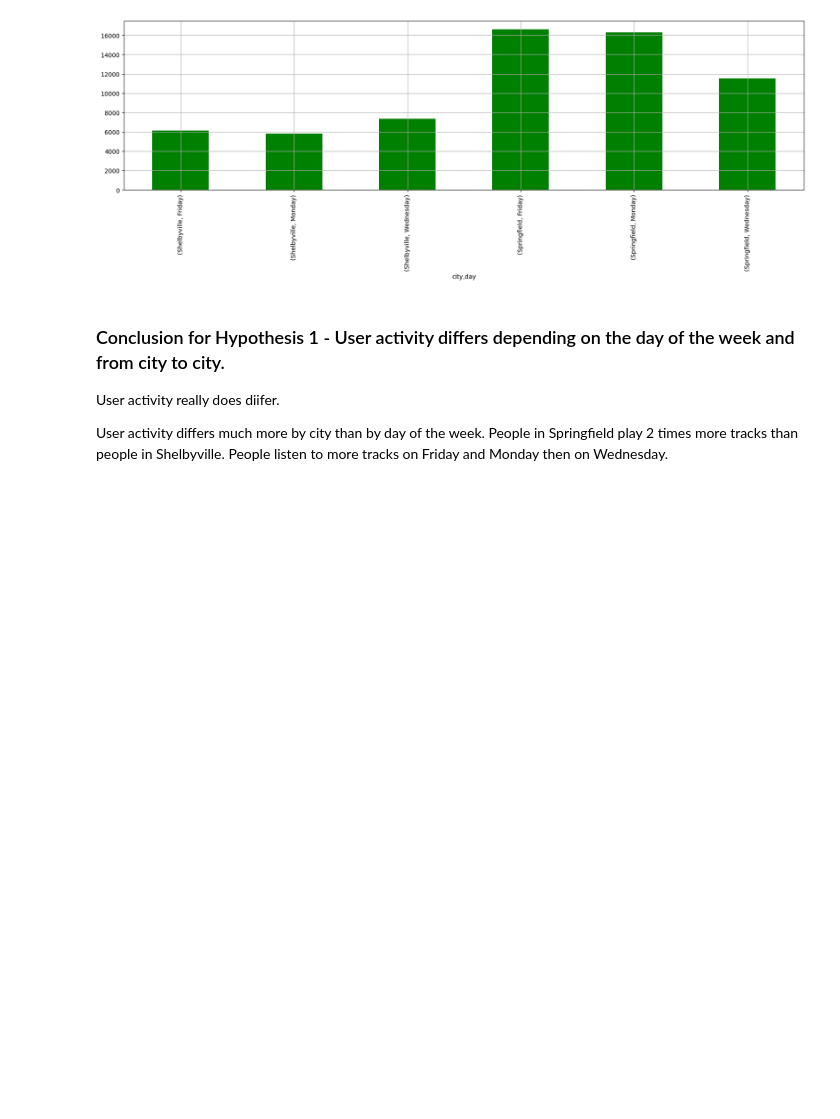
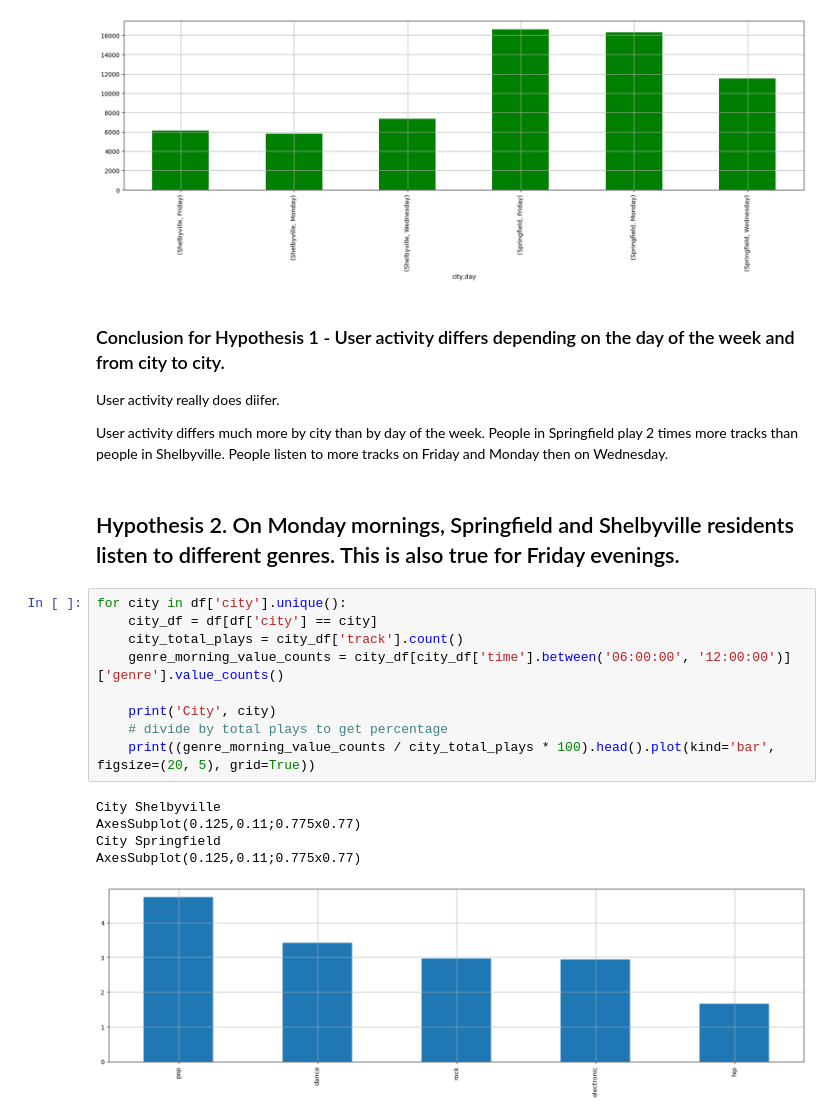
Before and after one commit to makstheimba/data-science-project-1, a Jupyter notebook: main.ipynb, the cells around one changed output. Cells and saved outputs as stored; diff of their text form; blank space fills up the shorter version.

```diff
--- a/main.ipynb
+++ b/main.ipynb
@@ -58,3 +58,20 @@ df.groupby(['city', 'day'])['track'].count().plot(kind='bar', figsize=(20, 5), c
 User activity really does diifer.
 
 User activity differs much more by city than by day of the week. People in Springfield play 2 times more tracks than people in Shelbyville. People listen to more tracks on Friday and Monday then on Wednesday.
+# %% [markdown]
+## Hypothesis 2. On Monday mornings, Springfield and Shelbyville residents listen to different genres. This is also true for Friday evenings.
+# %%
+for city in df['city'].unique():
+    city_df = df[df['city'] == city]
+    city_total_plays = city_df['track'].count()
+    genre_morning_value_counts = city_df[city_df['time'].between('06:00:00', '12:00:00')]['genre'].value_counts()
+
+    print('City', city)
+    # divide by total plays to get percentage
+    print((genre_morning_value_counts / city_total_plays * 100).head().plot(kind='bar', figsize=(20, 5), grid=True))
+# %% [output]
+City Shelbyville
+AxesSubplot(0.125,0.11;0.775x0.77)
+City Springfield
+AxesSubplot(0.125,0.11;0.775x0.77)
+[figure, added]
```
Also changed, not shown: 1 other file.
